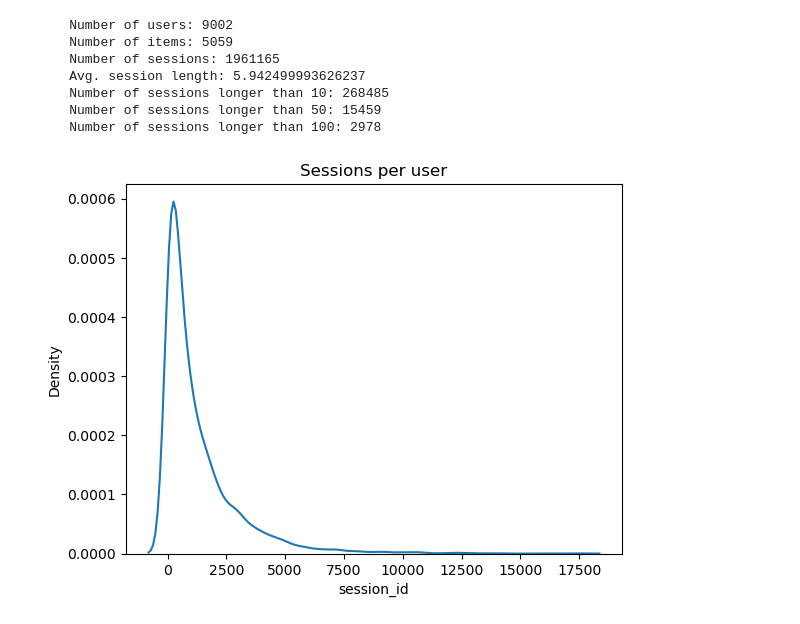
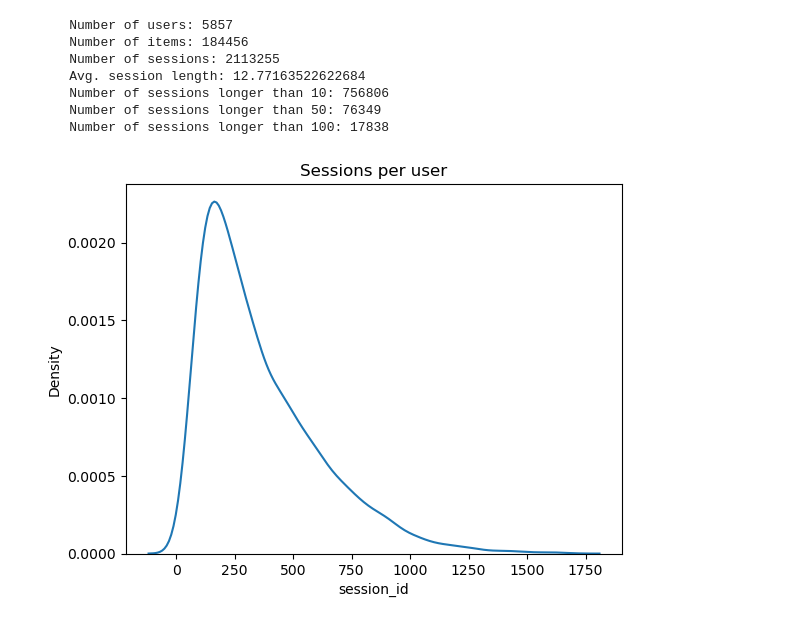
Before and after one commit to abramovgeorge/hse-coursework-user-sasrec, a Jupyter notebook: test.ipynb, the cells around one changed output. Cells and saved outputs as stored; diff of their text form; code cells hidden in the pictures.

```diff
--- a/test.ipynb
+++ b/test.ipynb
@@ -13,14 +13,14 @@ min_inter_item = 10
 item_vcs = df["item_id"].value_counts()
 user_vcs = df["uid"].value_counts()
 tmp = df.copy()
-tmp = tmp[tmp["item_id"].isin(item_vcs[item_vcs > min_inter_user].index)]
-tmp = tmp[tmp["uid"].isin(user_vcs[user_vcs > min_inter_item].index)]
+tmp = tmp[tmp["item_id"].isin(item_vcs[item_vcs > min_inter_item].index)]
+tmp = tmp[tmp["uid"].isin(user_vcs[user_vcs > min_inter_user].index)]
 # %%
 import pandas as pd
 import numpy as np
 
 
-def create_session_ids(df: pd.DataFrame, split_thresh=1800):
+def create_session_ids(df: pd.DataFrame, split_thresh=60 * 30):
     df = df.copy()
     df["time_gap"] = df.groupby("uid")["timestamp"].diff()
     df["is_new_session"] = df["time_gap"] > split_thresh
@@ -43,19 +43,19 @@ print(
     """
 )
 # %% [output]
-    Number of users: 9002
-    Number of items: 5059
-    Number of sessions: 1961165
-    Avg. session length: 5.942499993626237
-    Number of sessions longer than 10: 268485
-    Number of sessions longer than 50: 15459
-    Number of sessions longer than 100: 2978
+    Number of users: 5857
+    Number of items: 184456
+    Number of sessions: 2113255
+    Avg. session length: 12.77163522622684
+    Number of sessions longer than 10: 756806
+    Number of sessions longer than 50: 76349
+    Number of sessions longer than 100: 17838
 # %%
 import seaborn as sns
 import matplotlib.pyplot as plt
 
-sns.kdeplot(tmp.groupby("uid")["session_id"].size())
+sns.kdeplot(tmp.groupby("uid")["session_id"].nunique())
 plt.title("Sessions per user")
 plt.show()
 # %% [output]
-[figure, old version]
+[figure, new version]
```
Also changed, not shown: parts of 1 cell of this notebook, 6 other files.
